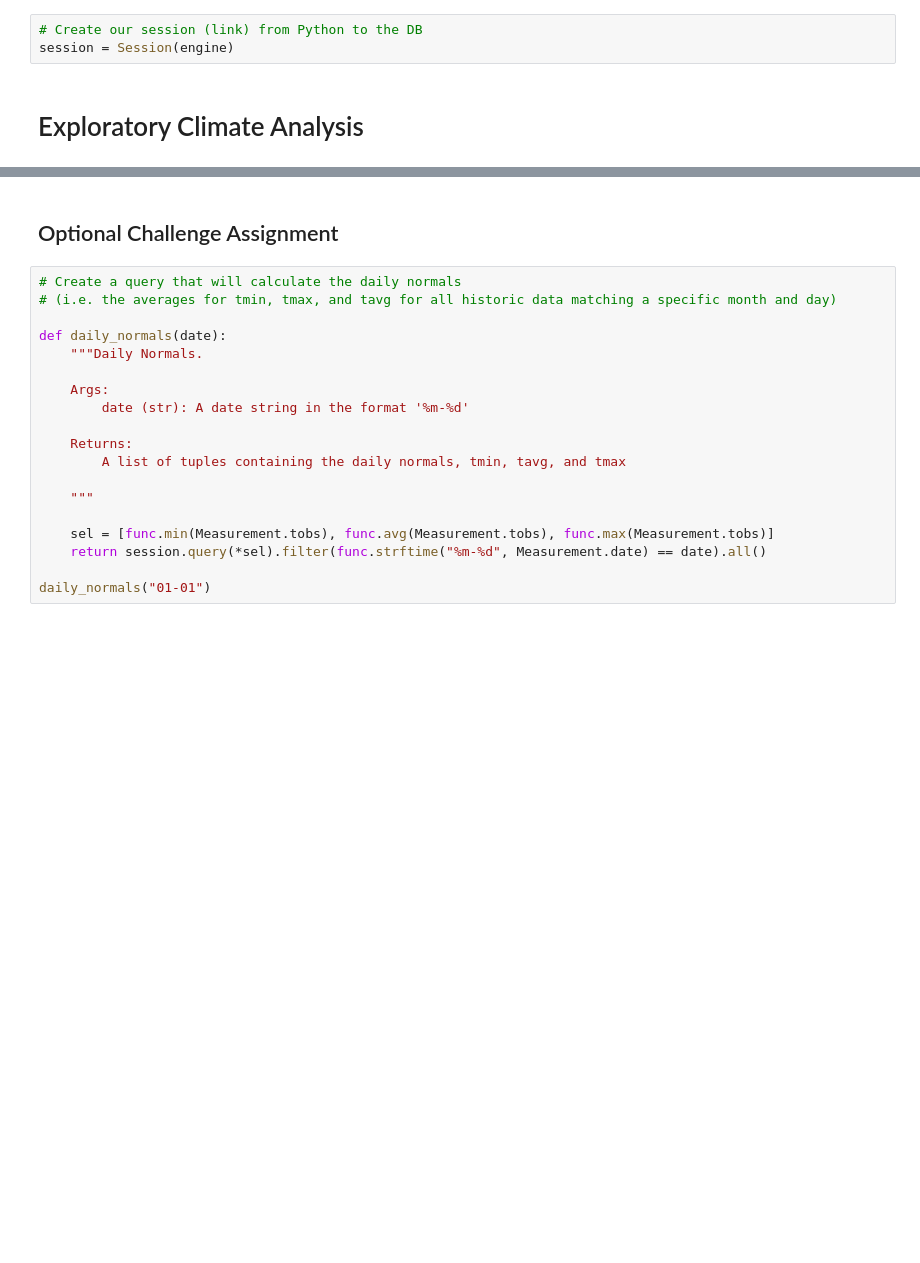
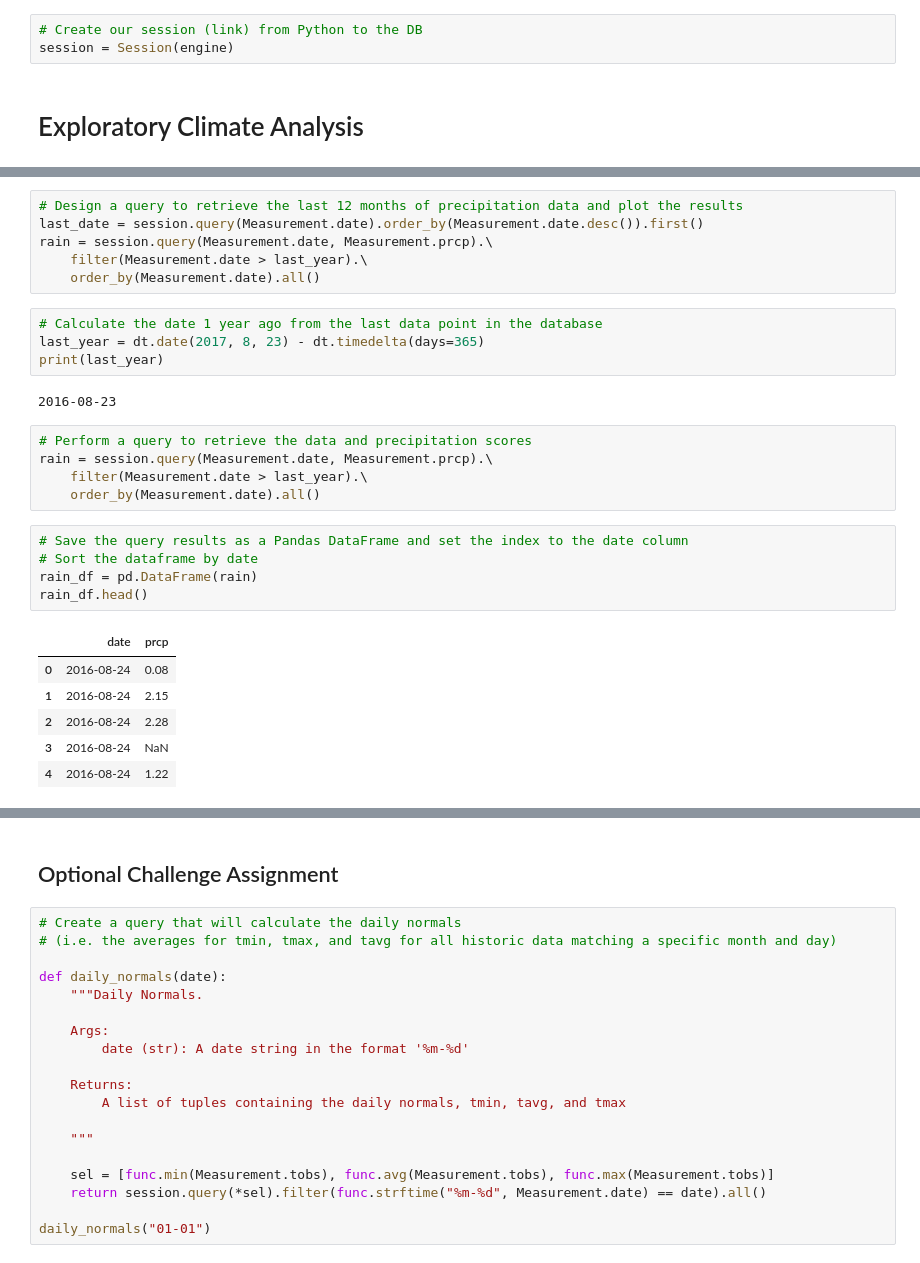
Before and after one commit to janielua1077/sqlalchemy-challenge, a Jupyter notebook: climate_analysis.ipynb, the cells around one changed output, grey strips where cells are left out. Cells and saved outputs as stored; diff of their text form; blank space fills up the shorter version.

```diff
--- a/climate_analysis.ipynb
+++ b/climate_analysis.ipynb
@@ -53,0 +40,29 @@ session = Session(engine)
+# %%
+# Design a query to retrieve the last 12 months of precipitation data and plot the results
+last_date = session.query(Measurement.date).order_by(Measurement.date.desc()).first()
+rain = session.query(Measurement.date, Measurement.prcp).\
+    filter(Measurement.date > last_year).\
+    order_by(Measurement.date).all()
+# %%
+# Calculate the date 1 year ago from the last data point in the database
+last_year = dt.date(2017, 8, 23) - dt.timedelta(days=365)
+print(last_year)
+# %% [output]
+2016-08-23
+# %%
+# Perform a query to retrieve the data and precipitation scores
+rain = session.query(Measurement.date, Measurement.prcp).\
+    filter(Measurement.date > last_year).\
+    order_by(Measurement.date).all()
+# %%
+# Save the query results as a Pandas DataFrame and set the index to the date column
+# Sort the dataframe by date
+rain_df = pd.DataFrame(rain)
+rain_df.head()
+# %% [output]
+|  | date | prcp |
+| 0 | 2016-08-24 | 0.08 |
+| 1 | 2016-08-24 | 2.15 |
+| 2 | 2016-08-24 | 2.28 |
+| 3 | 2016-08-24 | NaN |
+| 4 | 2016-08-24 | 1.22 |
```
Also changed, not shown: parts of 16 cells of this notebook.
